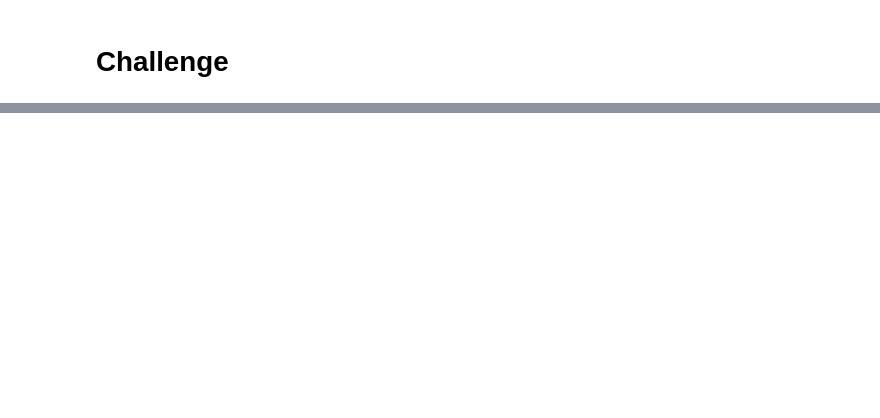
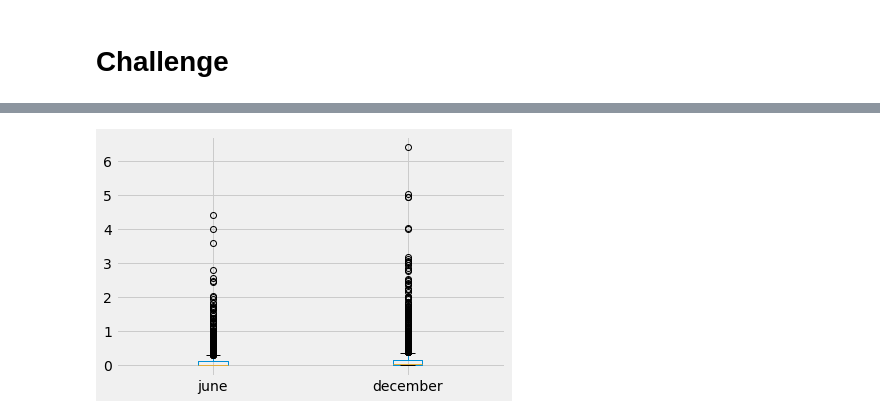
Before and after one commit to CocoLB/09-Surfs_up, a Jupyter notebook: climate_analysis.ipynb, the cells around one changed output, grey strips where cells are left out. Saved outputs shown, nothing was run; the diff lists cells and outputs as text; code cells hidden in the pictures; blank space fills up the shorter version.

```diff
--- a/climate_analysis.ipynb
+++ b/climate_analysis.ipynb
@@ -137,0 +213,5 @@ plt.tight_layout()
+# %%
+# precipitation key statistics for June
+prcp_june = session.query(Measurement.date, Measurement.prcp).filter(extract('month',Measurement.date)==6).all()
+prcp_june_df=pd.DataFrame(prcp_june)
+prcp_june_df.describe()
@@ -137,0 +228,5 @@ plt.tight_layout()
+# %%
+# precipitation key statistics for December
+prcp_dec = session.query(Measurement.date, Measurement.prcp).filter(extract('month',Measurement.date)==12).all()
+prcp_dec_df=pd.DataFrame(prcp_dec)
+prcp_dec_df.describe()
@@ -137,0 +243,11 @@ plt.tight_layout()
+# %%
+# create a precipitation box-and-whisker of each month
+column_names = ["june", "december"]
+prcp_df=pd.DataFrame(columns=column_names)
+prcp_df["june"]= prcp_june_df["prcp"]
+prcp_df["december"]=prcp_dec_df["prcp"]
+
+prcp_df.boxplot(column=["june", "december"])
+plt.tight_layout()
+# %% [output]
+[figure, added]
```
Also changed, not shown: parts of 14 cells of this notebook, 9 other files.
